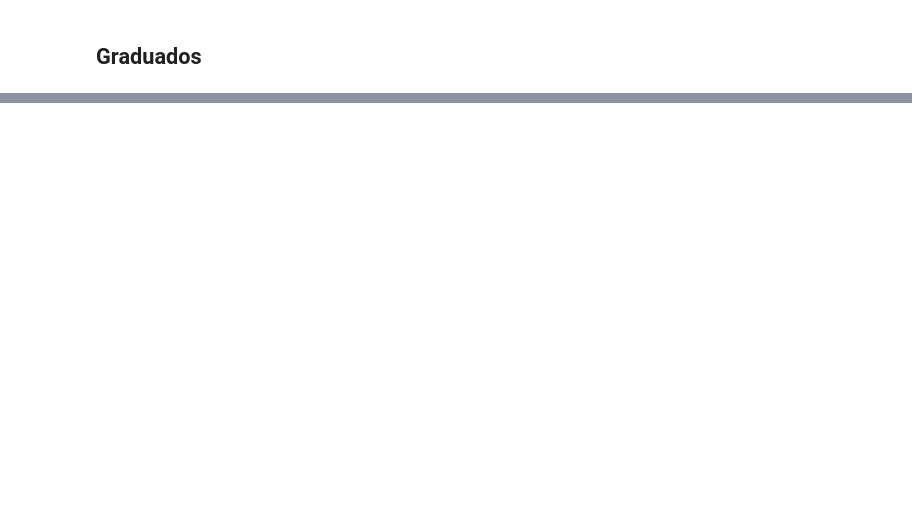
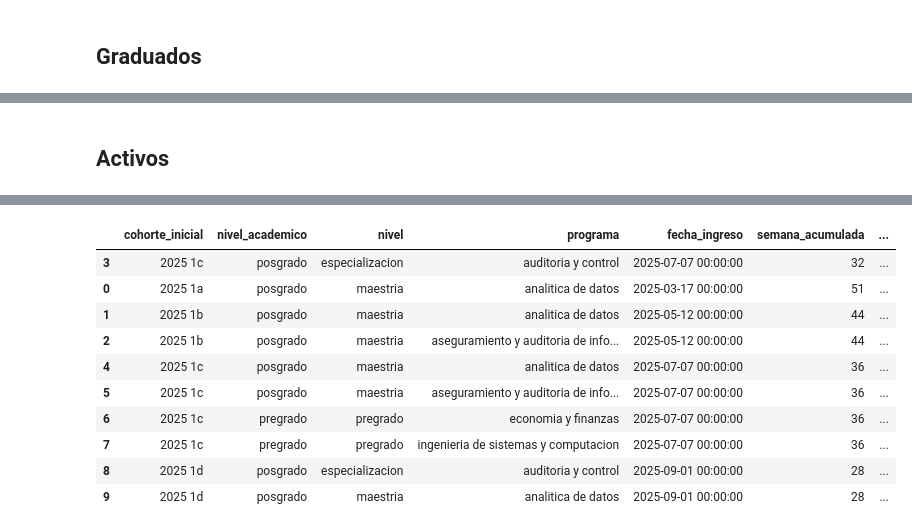
Before and after one commit to juanjimenez-design/central_perm_flow, a Jupyter notebook: notebooks/nb_calac_activos_baj_grad.ipynb, the cells around one changed output, grey strips where cells are left out. Cells and saved outputs as stored; diff of their text form; code cells hidden in the pictures; blank space fills up the shorter version.

```diff
--- a/notebooks/nb_calac_activos_baj_grad.ipynb
+++ b/notebooks/nb_calac_activos_baj_grad.ipynb
@@ -186,0 +197,43 @@ bajas_calendario_academico = catalog.load('bajas_calendario_academico')
+# %% [markdown]
+## Activos
+# %%
+activos_calendario_academico = nodes_abg.momento_activos(
+   central_estaca=central_estaca_sd,
+    central_calaca=central_calaca_uptoday.drop(columns= 'cohorte'),
+
+    # 2. Configuración de lógica de negocio (Duraciones y Grado Inmediato)
+    dict_duracion=parameters['graduados_calac']['dict_niveles_duracion'],
+    col_di='di',
+    col_gi='gi',
+
+    # 3. Parámetro de seguridad (Semanas por defecto si falla el cálculo)
+    fallback_weeks=None,
+
+    # 4. Llaves para el cruce de tablas (Joins)
+    join_left='fecha_activo',
+    join_right='fecha_inicio',
+    group_key = 'fecha_ingreso'
+)
+# %%
+# 1. Obtenemos el Top 10 (mismo proceso que antes)
+top_diez_eng = (
+    activos_calendario_academico
+    .loc[:, ['cohorte_inicial','nivel_academico','nivel','programa', 'fecha_ingreso', 'semana_acumulada','max_semana_teorica', 'engi']]
+    .groupby(['cohorte_inicial','nivel_academico','nivel','programa',  'fecha_ingreso', 'semana_acumulada','max_semana_teorica'])
+    .agg({'engi': 'sum'})
+    .reset_index()
+    .sort_values(by='engi', ascending=False)
+    .head(10)
+)
+
+# 2. Aplicamos las barras de datos de color rojo
+top_diez_estilado = top_diez_eng.style.bar(
+    subset=['engi'],
+    color="#41747A", # Un verde suave tipo "soft green"
+    align='left',    # Las barras nacen desde la izquierda
+    vmin=0           # El mínimo es cero para que la escala sea real
+)
+
+# Visualizar en el Notebook
+top_diez_estilado
+# %% [output]
@@ -186,0 +241,11 @@ bajas_calendario_academico = catalog.load('bajas_calendario_academico')
+|  | cohorte_inicial | nivel_academico | nivel | programa | fecha_ingreso | semana_acumulada | ... |
+| 3 | 2025 1c | posgrado | especializacion | auditoria y control | 2025-07-07 00:00:00 | 32 | ... |
+| 0 | 2025 1a | posgrado | maestria | analitica de datos | 2025-03-17 00:00:00 | 51 | ... |
+| 1 | 2025 1b | posgrado | maestria | analitica de datos | 2025-05-12 00:00:00 | 44 | ... |
+| 2 | 2025 1b | posgrado | maestria | aseguramiento y auditoria de info... | 2025-05-12 00:00:00 | 44 | ... |
+| 4 | 2025 1c | posgrado | maestria | analitica de datos | 2025-07-07 00:00:00 | 36 | ... |
+| 5 | 2025 1c | posgrado | maestria | aseguramiento y auditoria de info... | 2025-07-07 00:00:00 | 36 | ... |
+| 6 | 2025 1c | pregrado | pregrado | economia y finanzas | 2025-07-07 00:00:00 | 36 | ... |
+| 7 | 2025 1c | pregrado | pregrado | ingenieria de sistemas y computacion | 2025-07-07 00:00:00 | 36 | ... |
+| 8 | 2025 1d | posgrado | especializacion | auditoria y control | 2025-09-01 00:00:00 | 28 | ... |
+| 9 | 2025 1d | posgrado | maestria | analitica de datos | 2025-09-01 00:00:00 | 28 | ... |
```
Also changed, not shown: parts of 41 cells of this notebook, 4 other files.
